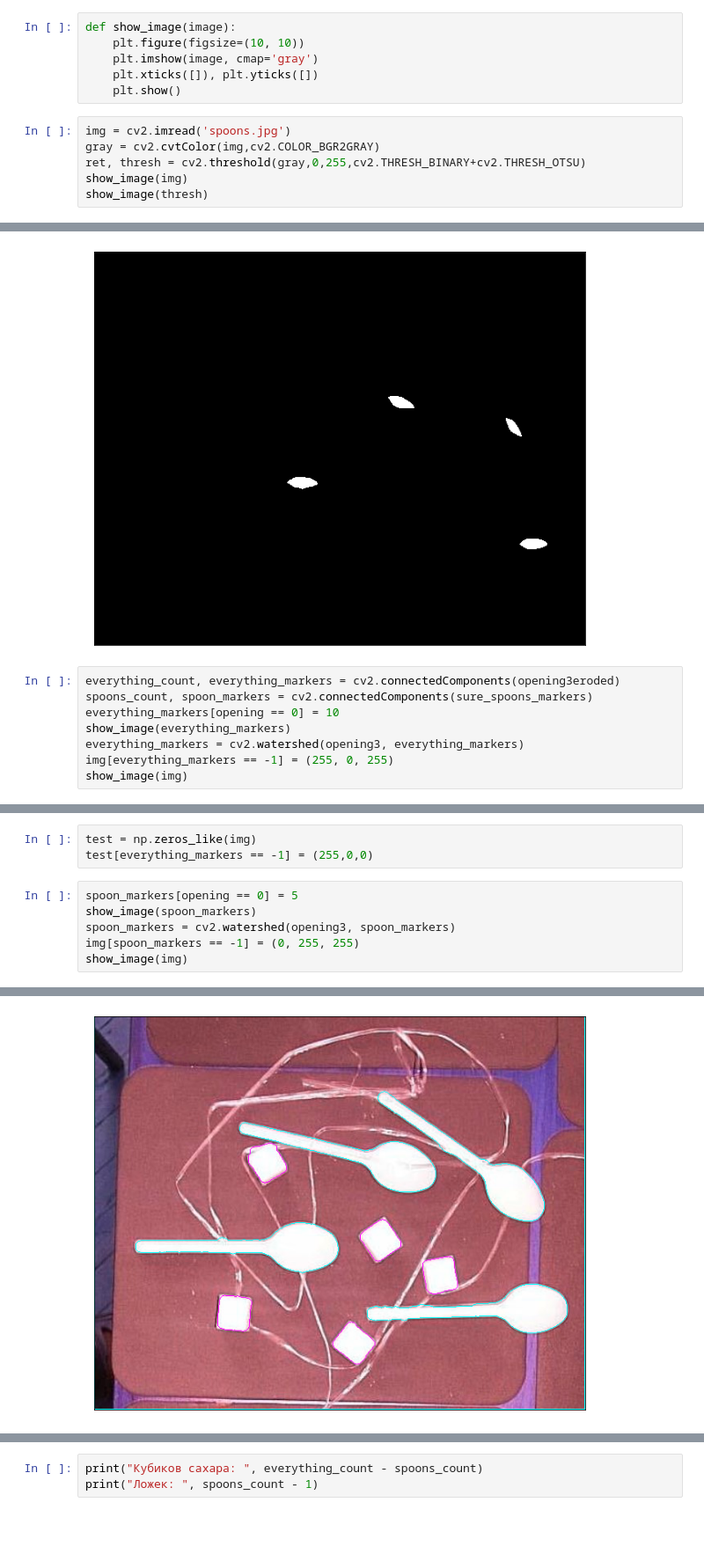
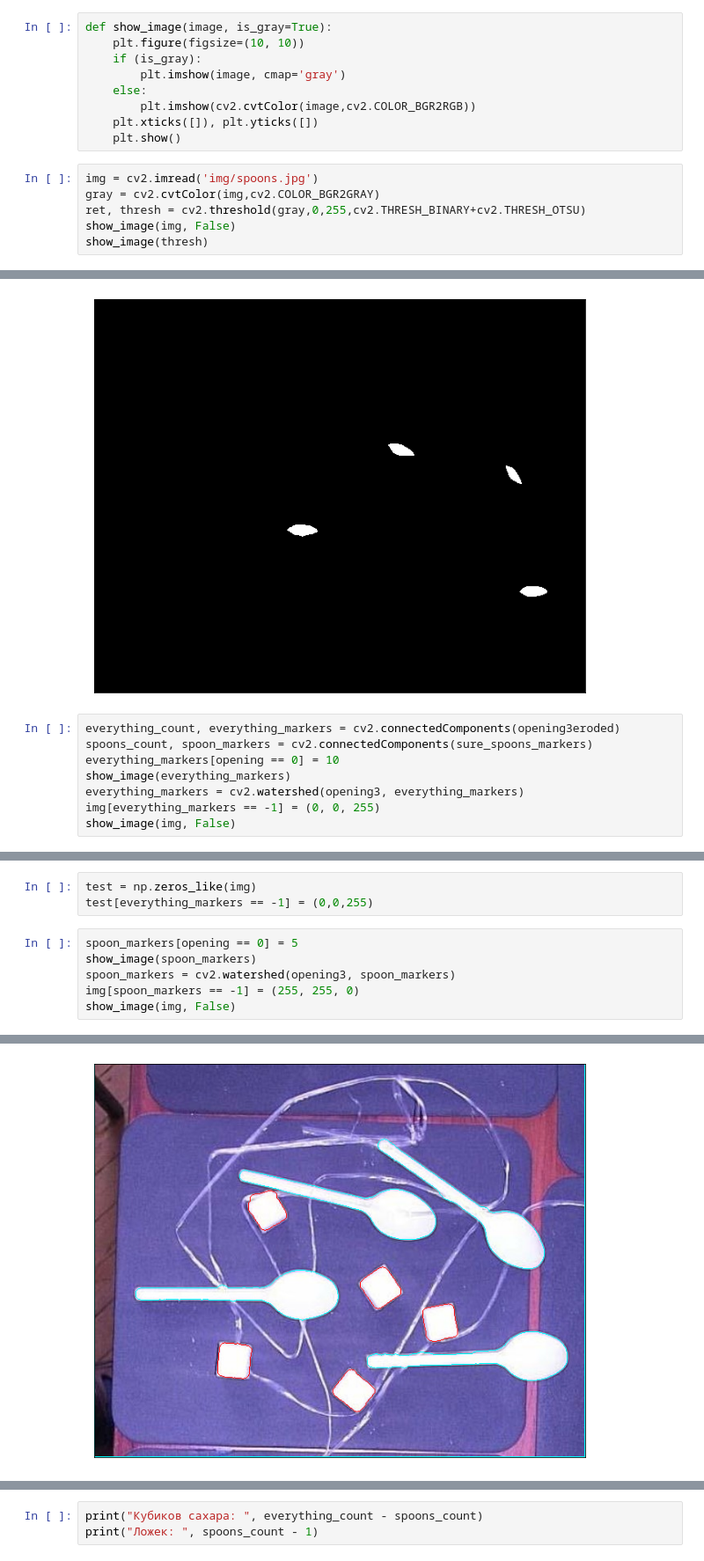
Before and after one commit to rising-4ce/project-cv, a Jupyter notebook: Spoons.ipynb, the cells around one changed output, grey strips where cells are left out. Shown at 88% size. Cells and saved outputs as stored; diff of their text form; blank space fills up the shorter version.

```diff
--- a/Spoons.ipynb
+++ b/Spoons.ipynb
@@ -5,15 +5,18 @@ import matplotlib.image as mpimg
 import numpy as np
 import math
 # %%
-def show_image(image):
+def show_image(image, is_gray=True):
     plt.figure(figsize=(10, 10))
-    plt.imshow(image, cmap='gray')
+    if (is_gray):
+        plt.imshow(image, cmap='gray')
+    else:
+        plt.imshow(cv2.cvtColor(image,cv2.COLOR_BGR2RGB))
     plt.xticks([]), plt.yticks([])
     plt.show()
 # %%
-img = cv2.imread('spoons.jpg')
+img = cv2.imread('img/spoons.jpg')
 gray = cv2.cvtColor(img,cv2.COLOR_BGR2GRAY)
 ret, thresh = cv2.threshold(gray,0,255,cv2.THRESH_BINARY+cv2.THRESH_OTSU)
-show_image(img)
+show_image(img, False)
 show_image(thresh)
 # %% [output]
@@ -41,7 +44,7 @@ spoons_count, spoon_markers = cv2.connectedComponents(sure_spoons_markers)
 everything_markers[opening == 0] = 10
 show_image(everything_markers)
 everything_markers = cv2.watershed(opening3, everything_markers)
-img[everything_markers == -1] = (255, 0, 255)
-show_image(img)
+img[everything_markers == -1] = (0, 0, 255)
+show_image(img, False)
 # %% [output]
 [figure]
@@ -49,13 +52,13 @@ show_image(img)
 # %%
 test = np.zeros_like(img)
-test[everything_markers == -1] = (255,0,0)
+test[everything_markers == -1] = (0,0,255)
 # %%
 spoon_markers[opening == 0] = 5
 show_image(spoon_markers)
 spoon_markers = cv2.watershed(opening3, spoon_markers)
-img[spoon_markers == -1] = (0, 255, 255)
-show_image(img)
+img[spoon_markers == -1] = (255, 255, 0)
+show_image(img, False)
 # %% [output]
 [figure]
-[figure, old version]
+[figure, new version]
 # %%
```
Also changed, not shown: parts of 3 cells of this notebook, 8 other files.
